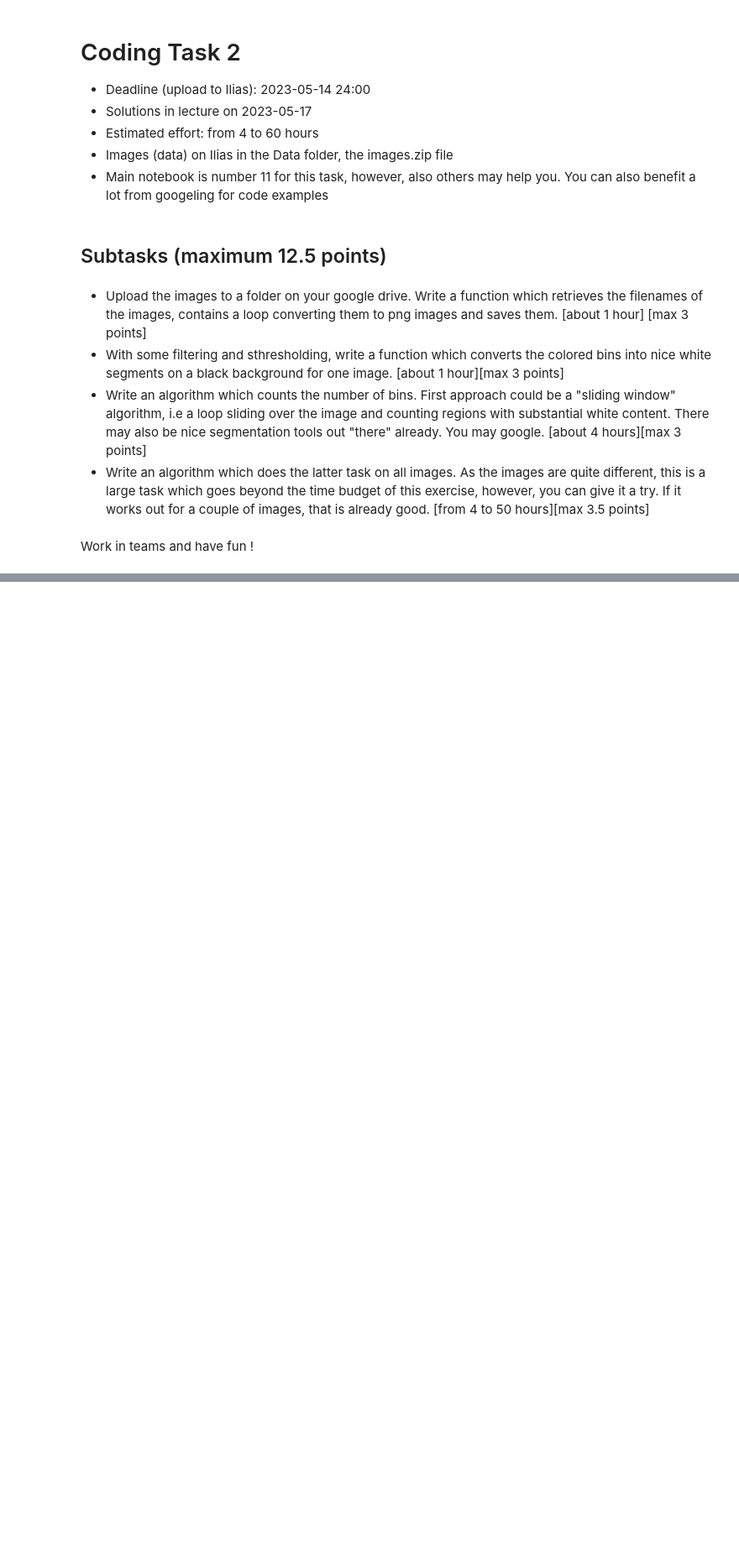
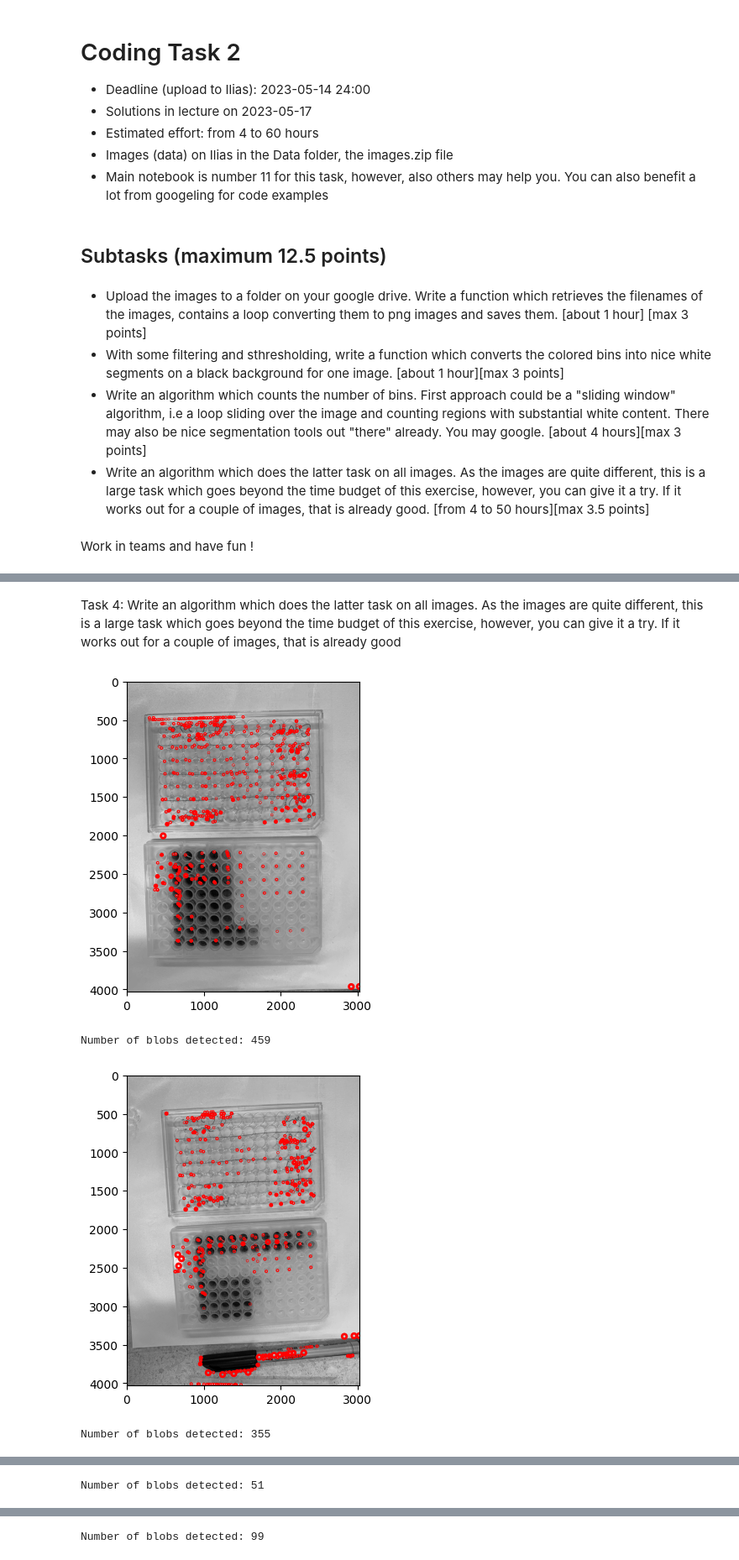
Before and after one commit to flo20schae/data-sience-fundamentals, a Jupyter notebook: CodingTask2.ipynb, the cells around one changed output, grey strips where cells are left out. Shown at 84% size. Cells and saved outputs as stored; diff of their text form; code cells hidden in the pictures; blank space fills up the shorter version.

```diff
--- a/CodingTask2.ipynb
+++ b/CodingTask2.ipynb
@@ -21,0 +148,31 @@ Work in teams and have fun !
+# %% [markdown]
+Task 4: Write an algorithm which does the latter task on all images. As the images are quite different, this is a large task which goes beyond the time budget of this exercise, however, you can give it a try. If it works out for a couple of images, that is already good
+# %%
+folder_path = '/content/drive/MyDrive/datascience/codingtask22/'
+png_files = glob.glob(os.path.join(folder_path, "*.png"))
+
+for files in png_files: # using the same method of finding the png files
+
+  image = io.imread(files, as_gray=True)
+
+
+  image_smoothed = filters.gaussian(image, sigma=3)
+
+
+  blobs = feature.blob_log(image_smoothed, min_sigma=3, max_sigma=30, num_sigma=10, threshold=0.1)
+
+
+  fig, ax = plt.subplots()
+  ax.imshow(image, cmap='gray')
+  for blob in blobs:
+    y, x, r = blob
+    c = plt.Circle((x, y), r, color='red', linewidth=2, fill=False)
+    ax.add_patch(c)
+  plt.show()
+
+  print("Number of blobs detected:", len(blobs))
+# %% [output]
+[figure, added]
+Number of blobs detected: 459
+[figure, added]
+Number of blobs detected: 355
@@ -21,0 +180 @@ Work in teams and have fun !
+Number of blobs detected: 51
@@ -21,0 +182 @@ Work in teams and have fun !
+Number of blobs detected: 99
```
Also changed, not shown: parts of 11 cells of this notebook.
